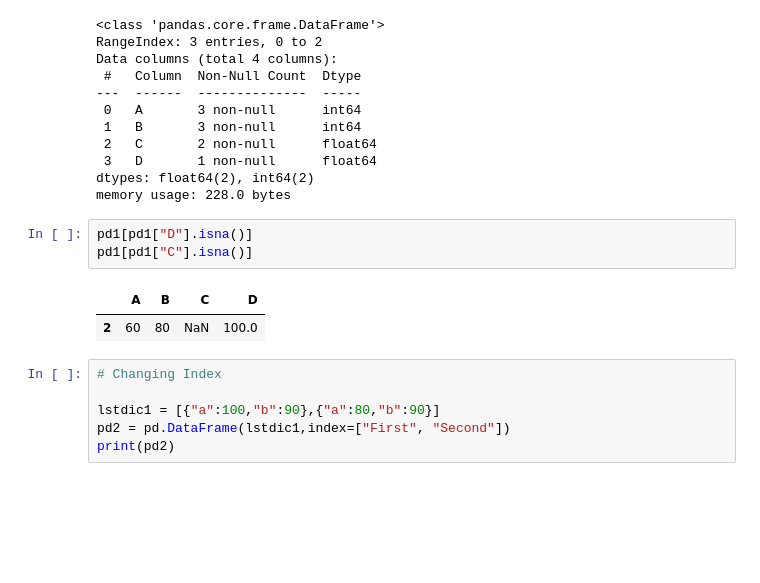
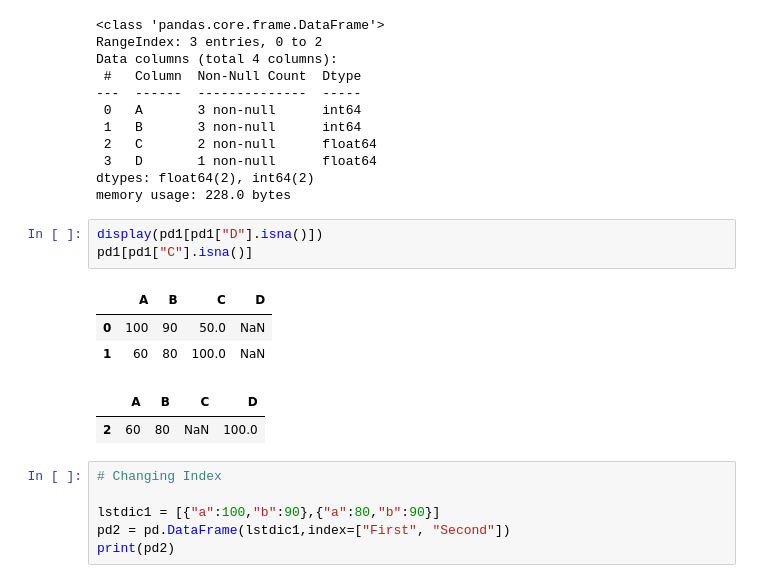
Before and after one commit to rijosasidharlearning-jpg/DataScienceLab1, a Jupyter notebook: Pandas.ipynb, the cells around one changed output. Cells and saved outputs as stored; diff of their text form; blank space fills up the shorter version.

```diff
--- a/Pandas.ipynb
+++ b/Pandas.ipynb
@@ -390,11 +390,14 @@ Data columns (total 4 columns):
 dtypes: float64(2), int64(2)
 memory usage: 228.0 bytes
 # %%
-pd1[pd1["D"].isna()]
+display(pd1[pd1["D"].isna()])
 pd1[pd1["C"].isna()]
 # %% [output]
 |  | A | B | C | D |
-| 2 | 60 | 80 | NaN | 100.0 |
+| 0 | 100 | 90 | 50.0 | NaN |
+| 1 | 60 | 80 | 100.0 | NaN |
+|  | A | B | C | D |
+| 2 | 60 | 80 | NaN | 100.0 |
 # %%
 # Changing Index
 
```
Also changed, not shown: parts of 29 cells of this notebook.
